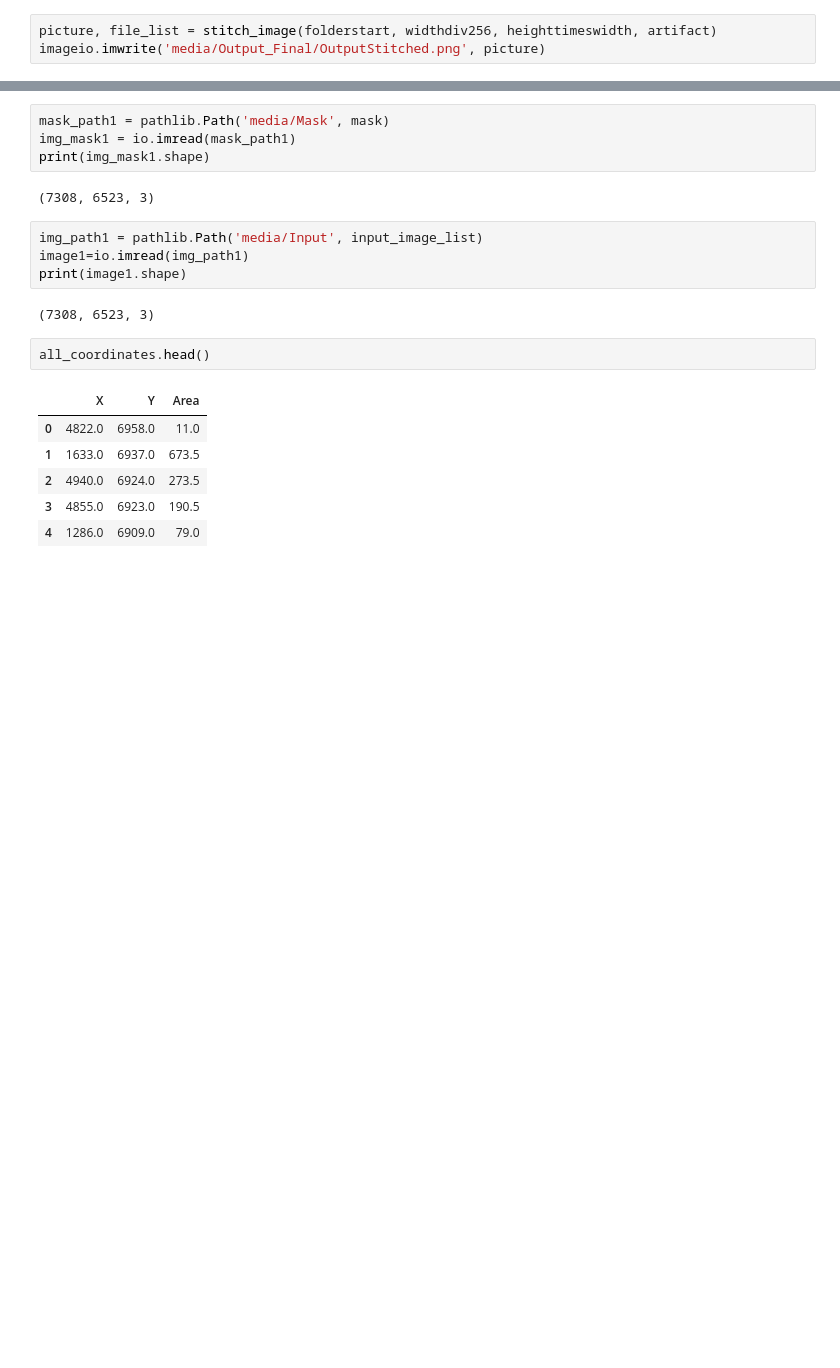
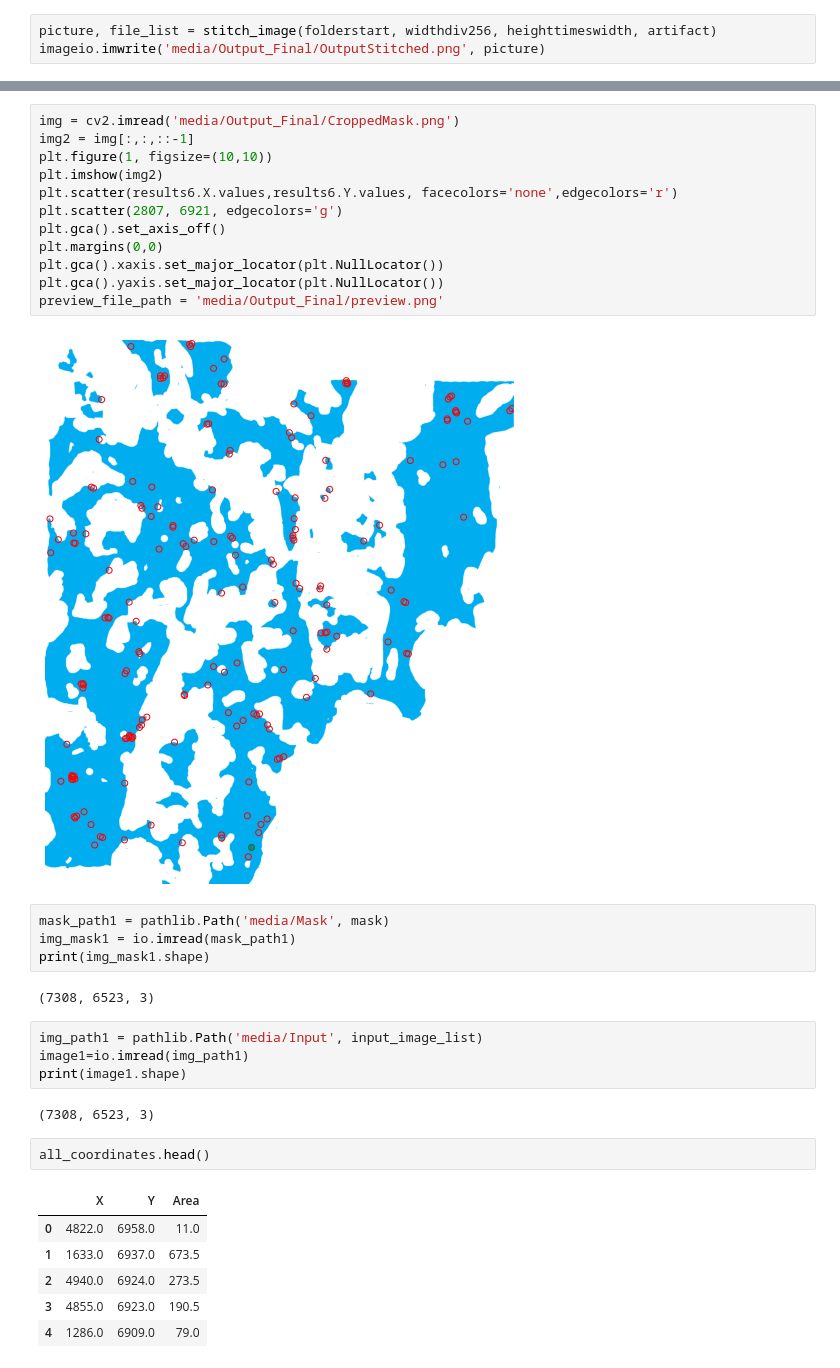
Before and after one commit to mpfi-dsp/GoldDigger, a Jupyter notebook: run_testing.ipynb, the cells around one changed output, grey strips where cells are left out. Drawn from its saved outputs; the diff is of its cells as text; blank space fills up the shorter version.

```diff
--- a/run_testing.ipynb
+++ b/run_testing.ipynb
@@ -537,3 +620,17 @@ print(all_coordinates)
+# %%
+img = cv2.imread('media/Output_Final/CroppedMask.png')
+img2 = img[:,:,::-1]
+plt.figure(1, figsize=(10,10))
+plt.imshow(img2)
+plt.scatter(results6.X.values,results6.Y.values, facecolors='none',edgecolors='r')
+plt.scatter(2807, 6921, edgecolors='g')
+plt.gca().set_axis_off()
+plt.margins(0,0)
+plt.gca().xaxis.set_major_locator(plt.NullLocator())
+plt.gca().yaxis.set_major_locator(plt.NullLocator())
+preview_file_path = 'media/Output_Final/preview.png'
+# %% [output]
+[figure, added]
 # %%
 mask_path1 = pathlib.Path('media/Mask', mask)
 img_mask1 = io.imread(mask_path1)
```
Also changed, not shown: parts of 18 cells of this notebook, 3 other files.
